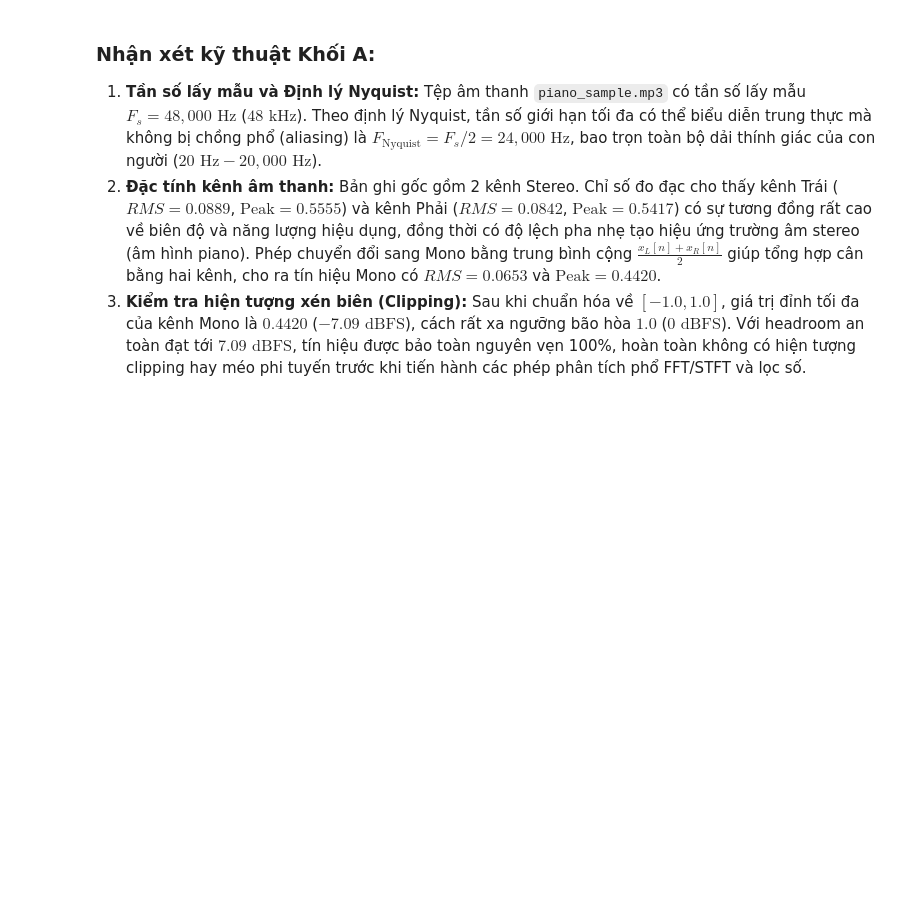
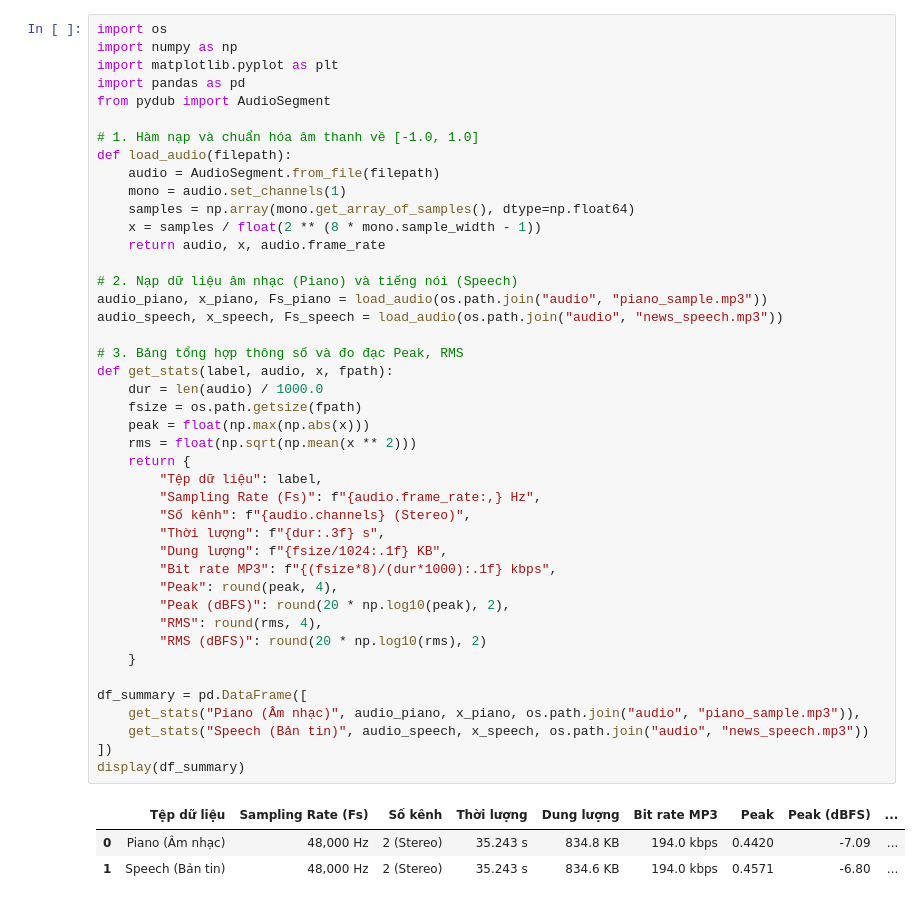
Before and after one commit to vminh16/Lab01_2351260673_NguyenVanMinh, a Jupyter notebook: Lab01_2351260673.ipynb, the cells around one changed output. Drawn from its saved outputs; the diff is of its cells as text; blank space fills up the shorter version.

```diff
--- a/Lab01_2351260673.ipynb
+++ b/Lab01_2351260673.ipynb
@@ -182,5 +7,47 @@ plt.show()
-# %% [markdown]
-### Nhận xét kỹ thuật Khối A:
-1. **Tần số lấy mẫu và Định lý Nyquist:** Tệp âm thanh `piano_sample.mp3` có tần số lấy mẫu $F_s = 48{,}000\text{ Hz}$ ($48\text{ kHz}$). Theo định lý Nyquist, tần số giới hạn tối đa có thể biểu diễn trung thực mà không bị chồng phổ (aliasing) là $F_{\text{Nyquist}} = F_s / 2 = 24{,}000\text{ Hz}$, bao trọn toàn bộ dải thính giác của con người ($20\text{ Hz} - 20{,}000\text{ Hz}$).
-2. **Đặc tính kênh âm thanh:** Bản ghi gốc gồm 2 kênh Stereo. Chỉ số đo đạc cho thấy kênh Trái ($RMS = 0.0889$, $\text{Peak} = 0.5555$) và kênh Phải ($RMS = 0.0842$, $\text{Peak} = 0.5417$) có sự tương đồng rất cao về biên độ và năng lượng hiệu dụng, đồng thời có độ lệch pha nhẹ tạo hiệu ứng trường âm stereo (âm hình piano). Phép chuyển đổi sang Mono bằng trung bình cộng $\frac{x_L[n] + x_R[n]}{2}$ giúp tổng hợp cân bằng hai kênh, cho ra tín hiệu Mono có $RMS = 0.0653$ và $\text{Peak} = 0.4420$.
-3. **Kiểm tra hiện tượng xén biên (Clipping):** Sau khi chuẩn hóa về $[-1.0, 1.0]$, giá trị đỉnh tối đa của kênh Mono là $0.4420$ ($-7.09\text{ dBFS}$), cách rất xa ngưỡng bão hòa $1.0$ ($0\text{ dBFS}$). Với headroom an toàn đạt tới $7.09\text{ dBFS}$, tín hiệu được bảo toàn nguyên vẹn 100%, hoàn toàn không có hiện tượng clipping hay méo phi tuyến trước khi tiến hành các phép phân tích phổ FFT/STFT và lọc số.
+# %%
+import os
+import numpy as np
+import matplotlib.pyplot as plt
+import pandas as pd
+from pydub import AudioSegment
+
+# 1. Hàm nạp và chuẩn hóa âm thanh về [-1.0, 1.0]
+def load_audio(filepath):
+    audio = AudioSegment.from_file(filepath)
+    mono = audio.set_channels(1)
+    samples = np.array(mono.get_array_of_samples(), dtype=np.float64)
+    x = samples / float(2 ** (8 * mono.sample_width - 1))
+    return audio, x, audio.frame_rate
+
+# 2. Nạp dữ liệu âm nhạc (Piano) và tiếng nói (Speech)
+audio_piano, x_piano, Fs_piano = load_audio(os.path.join("audio", "piano_sample.mp3"))
+audio_speech, x_speech, Fs_speech = load_audio(os.path.join("audio", "news_speech.mp3"))
+
+# 3. Bảng tổng hợp thông số và đo đạc Peak, RMS
+def get_stats(label, audio, x, fpath):
+    dur = len(audio) / 1000.0
+    fsize = os.path.getsize(fpath)
+    peak = float(np.max(np.abs(x)))
+    rms = float(np.sqrt(np.mean(x ** 2)))
+    return {
+        "Tệp dữ liệu": label,
+        "Sampling Rate (Fs)": f"{audio.frame_rate:,} Hz",
+        "Số kênh": f"{audio.channels} (Stereo)",
+        "Thời lượng": f"{dur:.3f} s",
+        "Dung lượng": f"{fsize/1024:.1f} KB",
+        "Bit rate MP3": f"{(fsize*8)/(dur*1000):.1f} kbps",
+        "Peak": round(peak, 4),
+        "Peak (dBFS)": round(20 * np.log10(peak), 2),
+        "RMS": round(rms, 4),
+        "RMS (dBFS)": round(20 * np.log10(rms), 2)
+    }
+
+df_summary = pd.DataFrame([
+    get_stats("Piano (Âm nhạc)", audio_piano, x_piano, os.path.join("audio", "piano_sample.mp3")),
+    get_stats("Speech (Bản tin)", audio_speech, x_speech, os.path.join("audio", "news_speech.mp3"))
+])
+display(df_summary)
+# %% [output]
+|  | Tệp dữ liệu | Sampling Rate (Fs) | Số kênh | Thời lượng | Dung lượng | Bit rate MP3 | Peak | Peak (dBFS) | ... |
+| 0 | Piano (Âm nhạc) | 48,000 Hz | 2 (Stereo) | 35.243 s | 834.8 KB | 194.0 kbps | 0.4420 | -7.09 | ... |
+| 1 | Speech (Bản tin) | 48,000 Hz | 2 (Stereo) | 35.243 s | 834.6 KB | 194.0 kbps | 0.4571 | -6.80 | ... |
```
Also changed, not shown: parts of 9 cells of this notebook, 5 other files.
